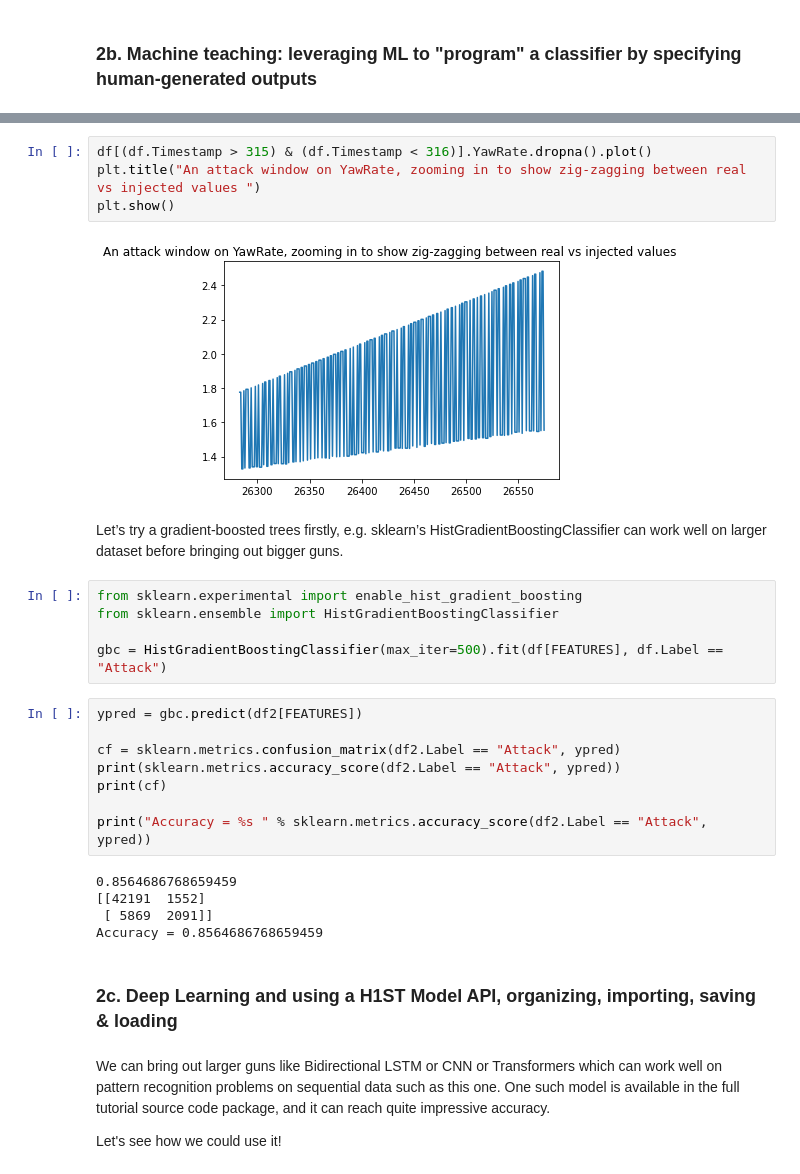
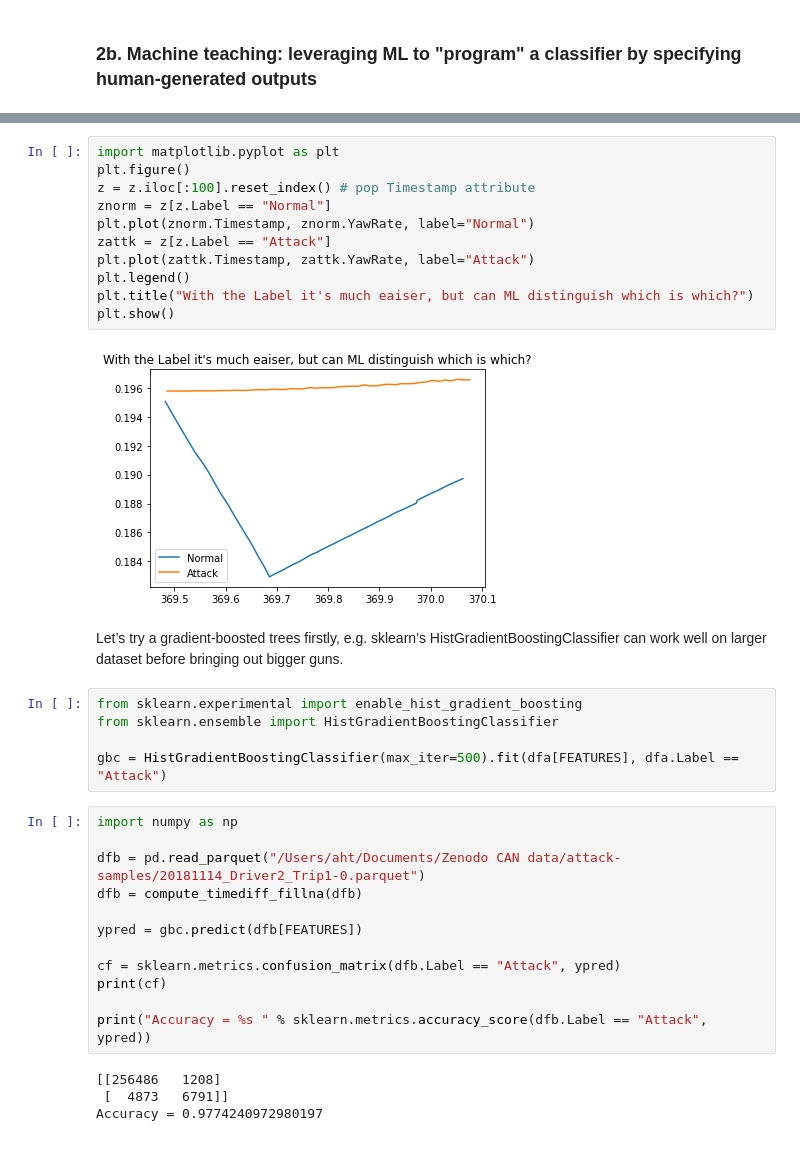
Before and after one commit to h1st-ai/h1st, a Jupyter notebook: examples/AutomotiveCybersecurity/notebooks/Monolithic AD & ML Approaches and Why They are Unsatisfactory.ipynb, the cells around one changed output, grey strips where cells are left out. Saved outputs shown, nothing was run; the diff lists cells and outputs as text.

```diff
--- a/examples/AutomotiveCybersecurity/notebooks/Monolithic AD & ML Approaches and Why They are Unsatisfactory.ipynb
+++ b/examples/AutomotiveCybersecurity/notebooks/Monolithic AD & ML Approaches and Why They are Unsatisfactory.ipynb
@@ -95,32 +100,36 @@ plt.show()
-# %%
-df[(df.Timestamp > 315) & (df.Timestamp < 316)].YawRate.dropna().plot()
-plt.title("An attack window on YawRate, zooming in to show zig-zagging between real vs injected values ")
-plt.show()
-# %% [output]
-[figure, removed]
+# %%
+import matplotlib.pyplot as plt
+plt.figure()
+z = z.iloc[:100].reset_index() # pop Timestamp attribute
+znorm = z[z.Label == "Normal"]
+plt.plot(znorm.Timestamp, znorm.YawRate, label="Normal")
+zattk = z[z.Label == "Attack"]
+plt.plot(zattk.Timestamp, zattk.YawRate, label="Attack")
+plt.legend()
+plt.title("With the Label it's much eaiser, but can ML distinguish which is which?")
+plt.show()
+# %% [output]
+[figure, added]
 # %% [markdown]
 Let’s try a gradient-boosted trees firstly, e.g. sklearn’s HistGradientBoostingClassifier can work well on larger dataset before bringing out bigger guns.
 # %%
 from sklearn.experimental import enable_hist_gradient_boosting
 from sklearn.ensemble import HistGradientBoostingClassifier
 
-gbc = HistGradientBoostingClassifier(max_iter=500).fit(df[FEATURES], df.Label == "Attack")
+gbc = HistGradientBoostingClassifier(max_iter=500).fit(dfa[FEATURES], dfa.Label == "Attack")
 # %%
-ypred = gbc.predict(df2[FEATURES])
+import numpy as np
 
-cf = sklearn.metrics.confusion_matrix(df2.Label == "Attack", ypred)
-print(sklearn.metrics.accuracy_score(df2.Label == "Attack", ypred))
+dfb = pd.read_parquet("/Users/aht/Documents/Zenodo CAN data/attack-samples/20181114_Driver2_Trip1-0.parquet")
+dfb = compute_timediff_fillna(dfb)
+
+ypred = gbc.predict(dfb[FEATURES])
+
+cf = sklearn.metrics.confusion_matrix(dfb.Label == "Attack", ypred)
 print(cf)
 
-print("Accuracy = %s " % sklearn.metrics.accuracy_score(df2.Label == "Attack", ypred))
+print("Accuracy = %s " % sklearn.metrics.accuracy_score(dfb.Label == "Attack", ypred))
 # %% [output]
-0.8564686768659459
-[[42191  1552]
- [ 5869  2091]]
-Accuracy = 0.8564686768659459
+[[256486   1208]
+ [  4873   6791]]
+Accuracy = 0.9774240972980197
-# %% [markdown]
-### 2c. Deep Learning and using a H1ST Model API, organizing, importing, saving & loading
-# %% [markdown]
-We can bring out larger guns like Bidirectional LSTM or CNN or Transformers which can work well on pattern recognition problems on sequential data such as this one. One such model is available in the full tutorial source code package, and it can reach quite impressive accuracy.
-
-Let's see how we could use it!
```
Also changed, not shown: parts of 15 cells of this notebook, 4 other files.
